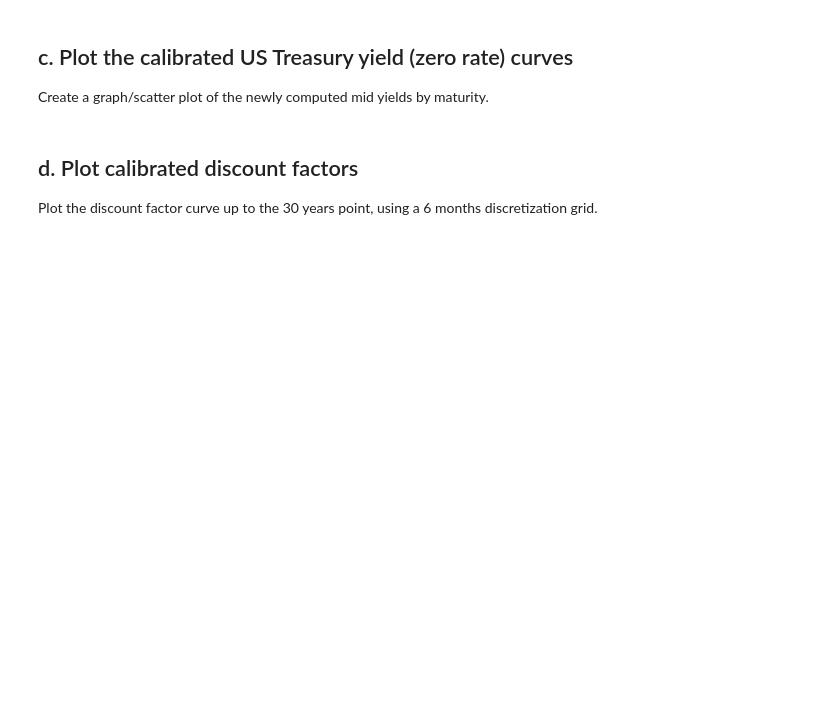
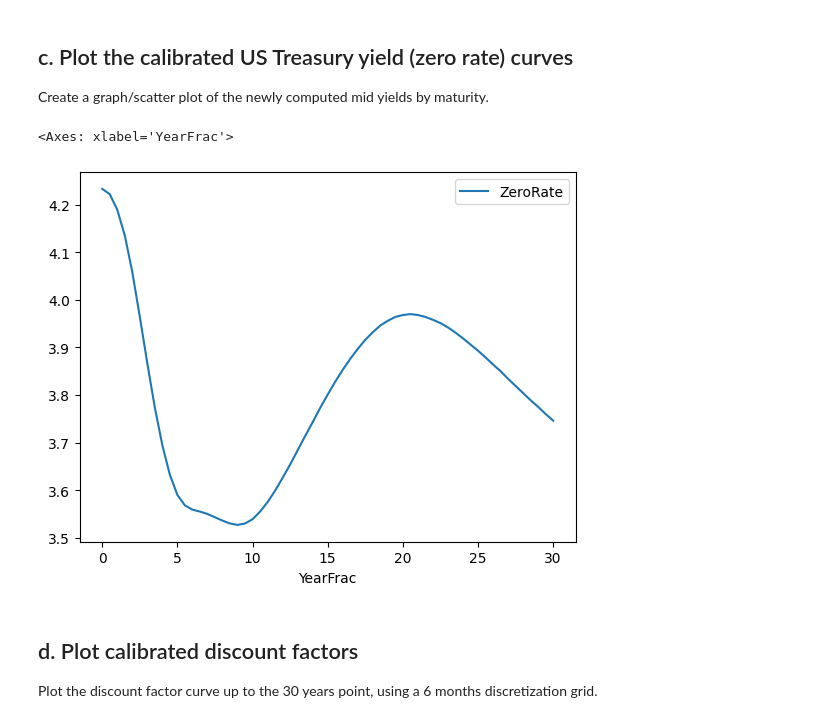
Before and after one commit to zhenyuwang09/credit_markets, a Jupyter notebook: HW2/Homework 2.ipynb, the cells around one changed output. Drawn from its saved outputs; the diff is of its cells as text; code cells hidden in the pictures; blank space fills up the shorter version.

```diff
--- a/HW2/Homework 2.ipynb
+++ b/HW2/Homework 2.ipynb
@@ -160,0 +215,10 @@ Extend the treasuries symbology dataframe with the following market data columns
+# %%
+market_prices = pd.read_excel("/Users/zhenyuwang/Library/Mobile Documents/com~apple~CloudDocs/U Chicago/Git/credit_markets/HW2/market_prices_eod.xlsx")
+market_prices['mid_yield'] =( market_prices['bid_yield'] + market_prices['ask_yield'])/2
+govt_yield = govt_on_the_run_only_symbology.merge(market_prices[['figi','date','bid','ask','mid_clean','mid_dirty',"bid_yield" , "ask_yield",'mid_yield']], how = 'left',on = 'figi')
+govt_yield = govt_yield.sort_values(['TTM'])
+for i in range(0, len(govt_yield)):
+    row = govt_yield.loc[i]
+    bond = create_bond_from_symbology(row)
+    govt_yield.loc[i,'bond'] = bond
+govt_yield
@@ -190,3 +264,27 @@ def calibrate_yield_curve_from_frame(
     yield_curve = ql.PiecewiseLogCubicDiscount(calc_date, bond_helpers, day_count)
     yield_curve.enableExtrapolation()
     return yield_curve
+# %%
+bid_curve = calibrate_yield_curve_from_frame(calc_date, govt_yield,'bid')
+ask_curve = calibrate_yield_curve_from_frame(calc_date, govt_yield,'ask')
+mid_curve = calibrate_yield_curve_from_frame(calc_date, govt_yield,'mid_clean')
+# %%
+def get_yield_curve_details_df(yield_curve, curve_dates=None):
+
+    if(curve_dates == None):
+        curve_dates = yield_curve.dates()
+
+    dates = [d.to_date() for d in curve_dates]
+    discounts = [round(yield_curve.discount(d), 3) for d in curve_dates]
+    yearfracs = [round(yield_curve.timeFromReference(d), 3) for d in curve_dates]
+    zeroRates = [round(yield_curve.zeroRate(d, yield_curve.dayCounter(), ql.Compounded).rate() * 100, 3) for d in curve_dates]
+
+    yield_curve_details_df = pd.DataFrame(data={'Date': dates,
+                             'YearFrac': yearfracs,
+                             'DiscountFactor': discounts,
+                             'ZeroRate': zeroRates})
+    return yield_curve_details_df
+# %%
+grid_dates = [mid_curve.referenceDate() + ql.Period(y, ql.Months) for y in list(range(0,366,6))]
+govt_yield_curve_details_df = get_yield_curve_details_df(mid_curve, grid_dates)    # using external grid
+print(govt_yield_curve_details_df)
@@ -194,6 +307,11 @@ def calibrate_yield_curve_from_frame(
 ## c. Plot the calibrated US Treasury yield (zero rate) curves
 
 Create a graph/scatter plot of the newly computed mid yields by maturity.
+# %%
+govt_yield_curve_details_df.plot(x="YearFrac",y="ZeroRate")
+# %% [output]
+<Axes: xlabel='YearFrac'>
+[figure, added]
 # %% [markdown]
 ## d. Plot calibrated discount factors
 
```
Also changed, not shown: parts of 21 cells of this notebook, 5 other files.
